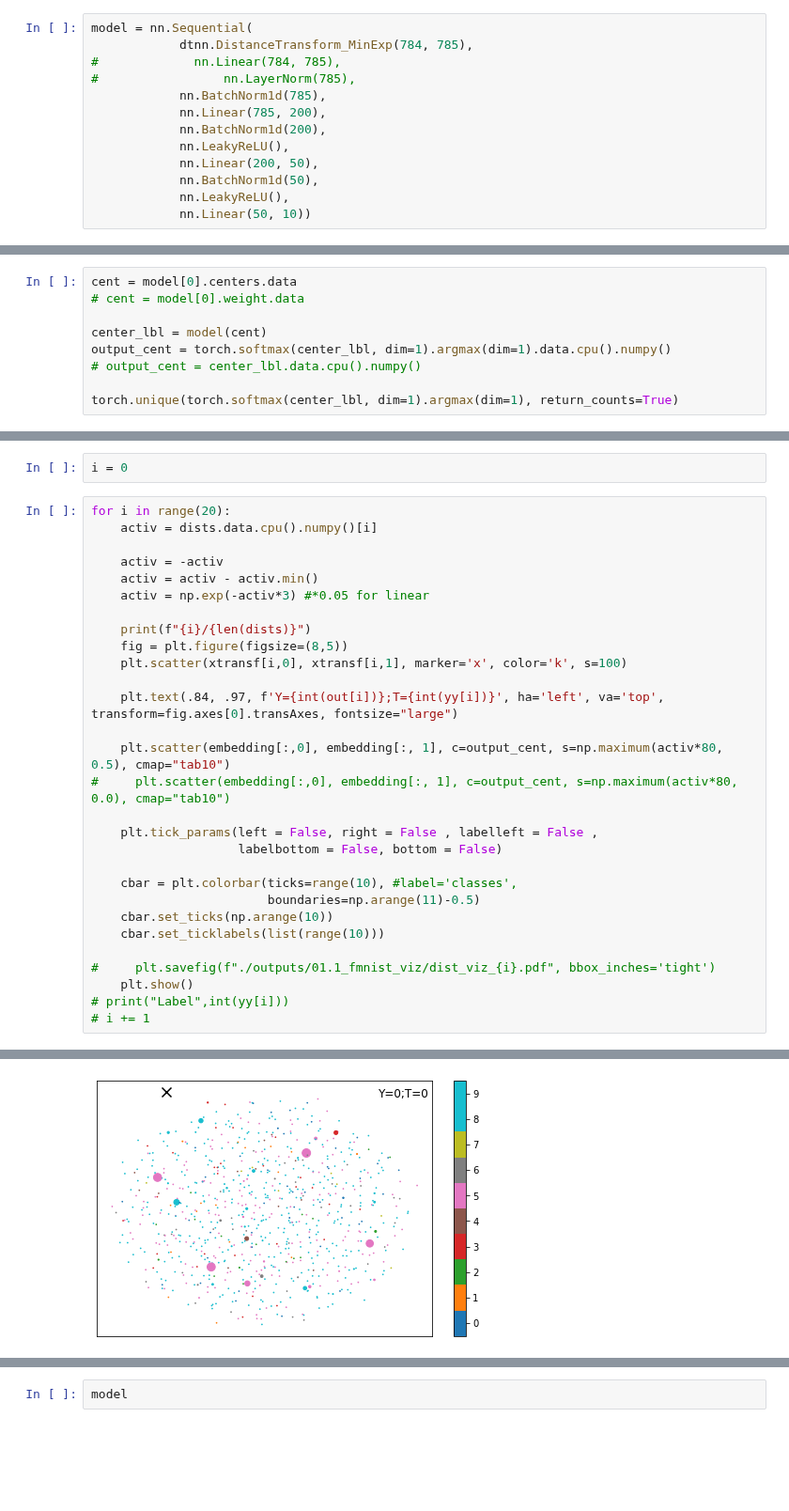
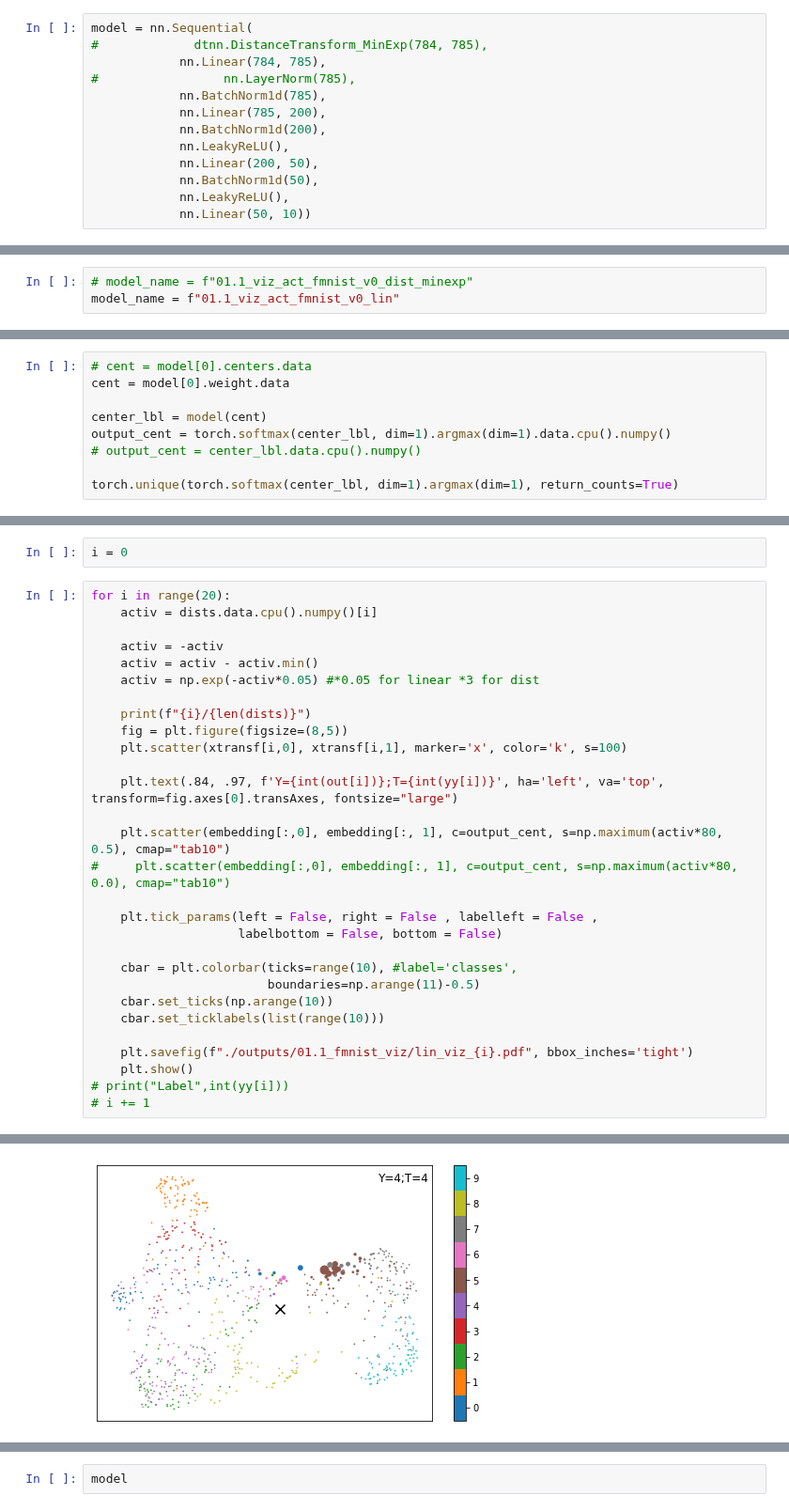
Before and after one commit to tsumansapkota/Experimentals, a Jupyter notebook: NN_Func_Approx/Spatial_Neurons/MetricTransform/01.1_Viz_Activation_Metric_Transform_FMNIST.ipynb, the cells around one changed output, grey strips where cells are left out. Shown at 94% size. Saved outputs shown, nothing was run; the diff lists cells and outputs as text; blank space fills up the shorter version.

```diff
--- a/NN_Func_Approx/Spatial_Neurons/MetricTransform/01.1_Viz_Activation_Metric_Transform_FMNIST.ipynb
+++ b/NN_Func_Approx/Spatial_Neurons/MetricTransform/01.1_Viz_Activation_Metric_Transform_FMNIST.ipynb
@@ -48,8 +48,8 @@ for xx, yy in train_loader:
 torch.Size([50, 1, 28, 28]) torch.Size([50])
 # %%
 model = nn.Sequential(
-            dtnn.DistanceTransform_MinExp(784, 785),
-#             nn.Linear(784, 785),
+#             dtnn.DistanceTransform_MinExp(784, 785),
+            nn.Linear(784, 785),
 #                 nn.LayerNorm(785),
             nn.BatchNorm1d(785),
             nn.Linear(785, 200),
@@ -150,4 +150,7 @@ EPOCHS = 50
 optimizer = torch.optim.Adam(model.parameters(), lr=learning_rate)
 scheduler = torch.optim.lr_scheduler.CosineAnnealingLR(optimizer, T_max=EPOCHS)
 criterion = nn.CrossEntropyLoss()
+# %%
+# model_name = f"01.1_viz_act_fmnist_v0_dist_minexp"
+model_name = f"01.1_viz_act_fmnist_v0_lin"
 # %%
@@ -239,8 +240,8 @@ embed = umap.UMAP(n_neighbors=784, n_components=2, min_dist=0.1, spread=1)
 #                   target_weight=0.1
 #                  )
 # %%
-cent = model[0].centers.data
-# cent = model[0].weight.data
+# cent = model[0].centers.data
+cent = model[0].weight.data
 
 center_lbl = model(cent)
 output_cent = torch.softmax(center_lbl, dim=1).argmax(dim=1).data.cpu().numpy()
@@ -268,7 +269,7 @@ for i in range(20):
 
     activ = -activ
     activ = activ - activ.min()
-    activ = np.exp(-activ*3) #*0.05 for linear
+    activ = np.exp(-activ*0.05) #*0.05 for linear *3 for dist
 
     print(f"{i}/{len(dists)}")
     fig = plt.figure(figsize=(8,5))
@@ -287,7 +288,7 @@ for i in range(20):
     cbar.set_ticks(np.arange(10))
     cbar.set_ticklabels(list(range(10)))
 
-#     plt.savefig(f"./outputs/01.1_fmnist_viz/dist_viz_{i}.pdf", bbox_inches='tight')
+    plt.savefig(f"./outputs/01.1_fmnist_viz/lin_viz_{i}.pdf", bbox_inches='tight')
     plt.show()
 # print("Label",int(yy[i]))
 # i += 1
@@ -299,3 +300,3 @@ for i in range(20):
 2/50
-[figure, old version]
+[figure, new version]
 3/50
```
Also changed, not shown: parts of 7 cells of this notebook, 23 other files.
